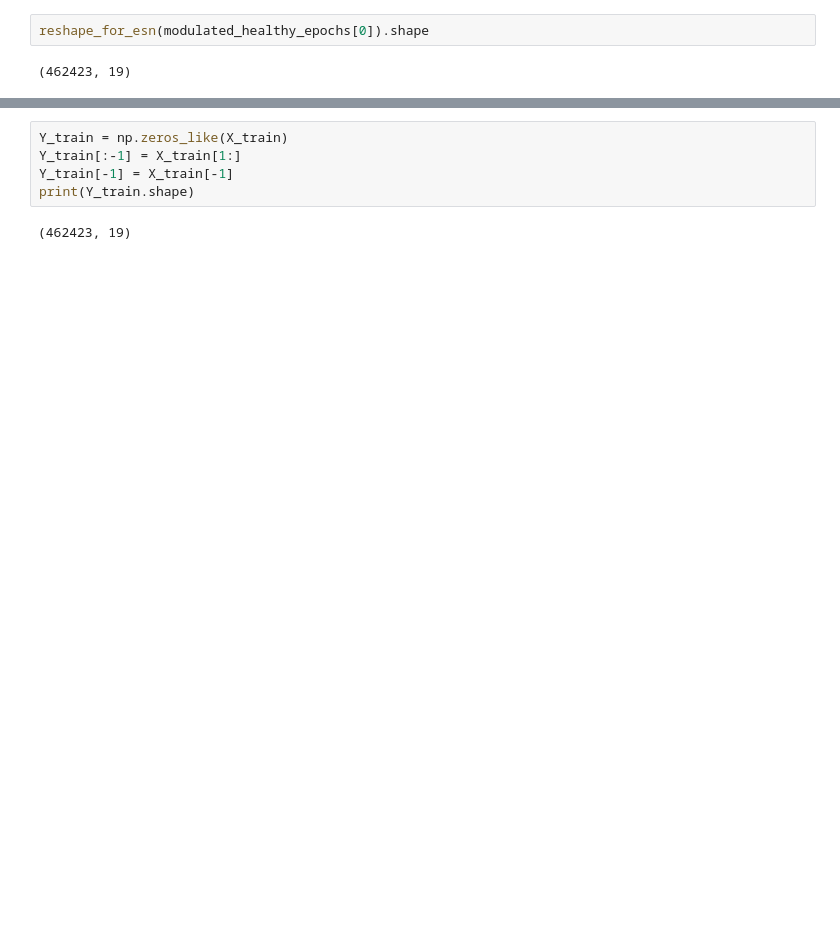
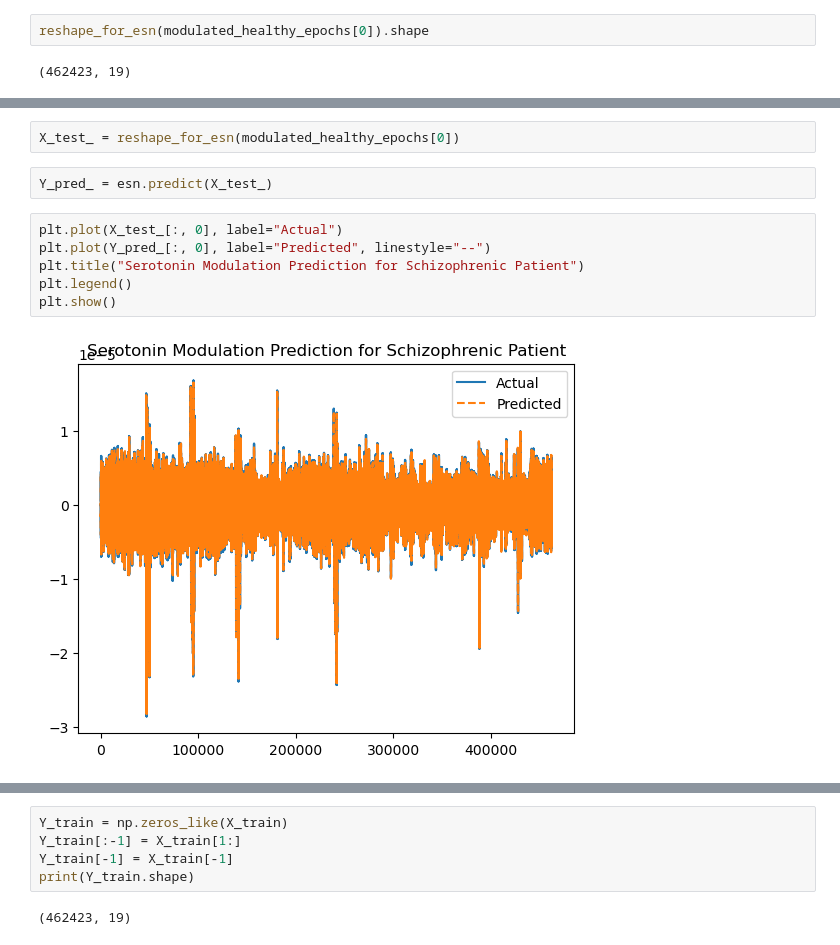
Before and after one commit to Da4kek/Schizo-hormone, a Jupyter notebook: Serotonin-based/Serotonin.ipynb, the cells around one changed output, grey strips where cells are left out. Drawn from its saved outputs; the diff is of its cells as text; blank space fills up the shorter version.

```diff
--- a/Serotonin-based/Serotonin.ipynb
+++ b/Serotonin-based/Serotonin.ipynb
@@ -356,0 +379,12 @@ X_train = reshape_for_esn(modulated_healthy_epochs[0])
+# %%
+X_test_ = reshape_for_esn(modulated_healthy_epochs[0])
+# %%
+Y_pred_ = esn.predict(X_test_)
+# %%
+plt.plot(X_test_[:, 0], label="Actual")
+plt.plot(Y_pred_[:, 0], label="Predicted", linestyle="--")
+plt.title("Serotonin Modulation Prediction for Schizophrenic Patient")
+plt.legend()
+plt.show()
+# %% [output]
+[figure, added]
```
Also changed, not shown: parts of 12 cells of this notebook, 1 other file.
